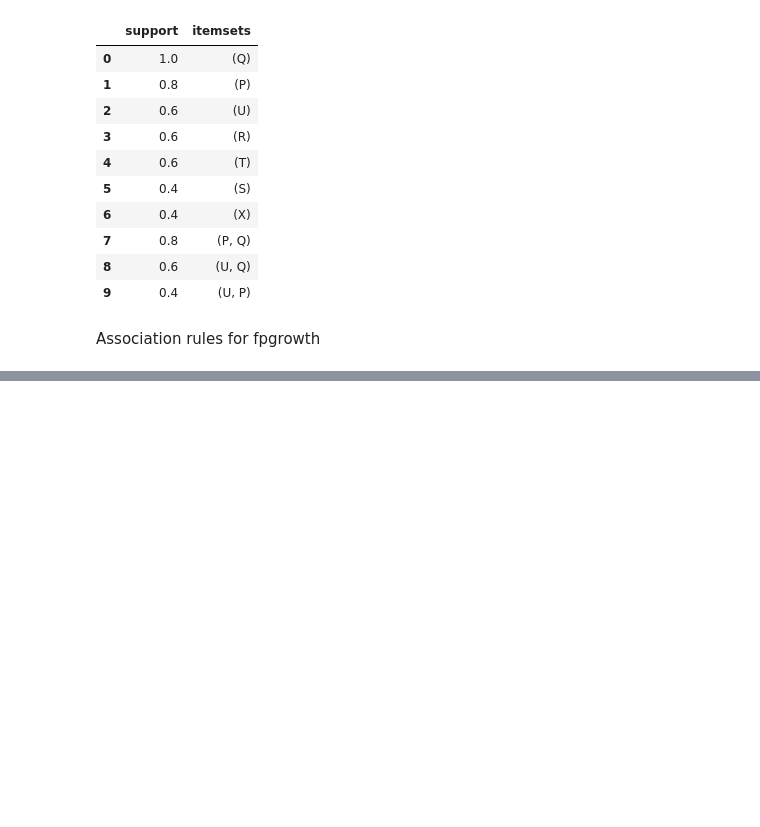
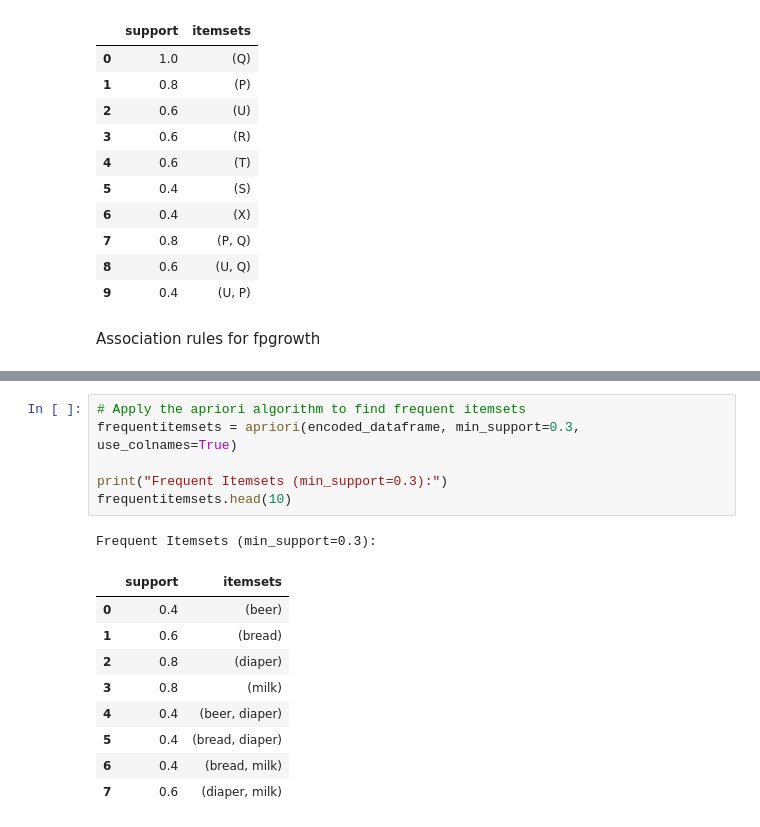
Before and after one commit to nupur221/ML_problem_solving, a Jupyter notebook: Apriori_fp.ipynb, the cells around one changed output, grey strips where cells are left out. Drawn from its saved outputs; the diff is of its cells as text; blank space fills up the shorter version.

```diff
--- a/Apriori_fp.ipynb
+++ b/Apriori_fp.ipynb
@@ -301,0 +345,17 @@ assoc_rules_fp.head(10)
+# %%
+# Apply the apriori algorithm to find frequent itemsets
+frequentitemsets = apriori(encoded_dataframe, min_support=0.3, use_colnames=True)
+
+print("Frequent Itemsets (min_support=0.3):")
+frequentitemsets.head(10)
+# %% [output]
+Frequent Itemsets (min_support=0.3):
+|  | support | itemsets |
+| 0 | 0.4 | (beer) |
+| 1 | 0.6 | (bread) |
+| 2 | 0.8 | (diaper) |
+| 3 | 0.8 | (milk) |
+| 4 | 0.4 | (beer, diaper) |
+| 5 | 0.4 | (bread, diaper) |
+| 6 | 0.4 | (bread, milk) |
+| 7 | 0.6 | (diaper, milk) |
```
Also changed, not shown: parts of 7 cells of this notebook.
